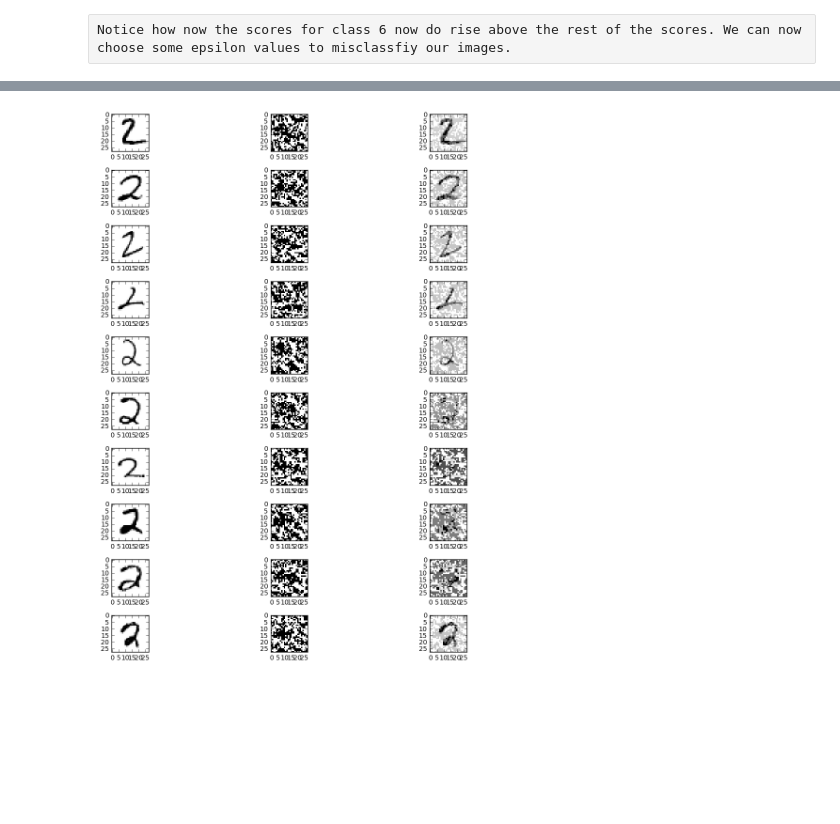
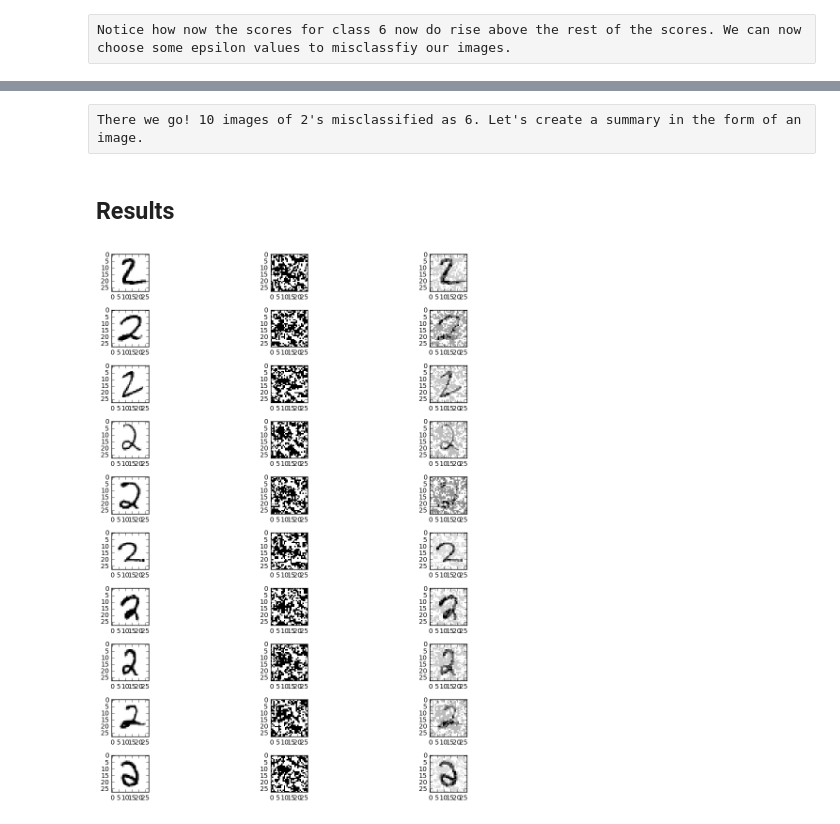
Before and after one commit to tharshi92/500pxCode, a Jupyter notebook: Adversarial Images with Tensorflow.ipynb, the cells around one changed output, grey strips where cells are left out. Drawn from its saved outputs; the diff is of its cells as text; code cells hidden in the pictures; blank space fills up the shorter version.

```diff
--- a/Adversarial Images with Tensorflow.ipynb
+++ b/Adversarial Images with Tensorflow.ipynb
@@ -383,9 +439,9 @@ Notice how now the scores for class 6 now do rise above the rest of the scores.
 # Create an array to hold the percentage of
 # each derivative that will be added to
 # the clean image(s)
-epsilons = np.array([-0.2, -0.25, -0.25, -0.25,
-                     -0.3, -0.515, -1.5, -0.7,
-                     -1.0, -0.25]).reshape((10, 1))
+epsilons = np.array([-0.2, -0.4, -0.25, -0.25,
+                     -0.3, -0.515, -0.15, -0.7,
+                     -1.0, -0.20]).reshape((10, 1))
 
 # Use the sign of the derivative to maximize the
 # input activation and take a percentage
@@ -408,15 +573,26 @@ Labels of x_ad: [6 9 6 4 6 6 4 4 4 6]
+# %% [raw]
+There we go! 10 images of 2's misclassified as 6. Let's create a summary in the form of an image.
+# %% [markdown]
+## Results
 # %%
+# Make final image vectors for plotting
+x_results = np.vstack((x0[[0, 1, 2, 4, 5, 6, 9]], x1))
+x_ad_results = np.vstack((x_ad[[0, 1, 2, 4, 5, 6, 9]], x_ad1))
+
+# The difference between the images
+delta = x_ad_results - x_results
+
 plt.figure(figsize=(12, 12))
 for i in range(1, 31):
     plt.subplot(10, 3, i)
     j = i % 3
     k = (i - j) / 3
     if j == 1:
-        plt.imshow(x0[k].reshape((28, 28)), **plt_optns)
+        plt.imshow(x_results[k].reshape((28, 28)), **plt_optns)
     if j == 2:
-        plt.imshow(noise[k].reshape((28, 28)), **plt_optns)
+        plt.imshow(delta[k].reshape((28, 28)), **plt_optns)
     if j == 0:
-        plt.imshow(x_ad[k - 1].reshape((28, 28)), **plt_optns)
+        plt.imshow(x_ad_results[k - 1].reshape((28, 28)), **plt_optns)
 plt.tight_layout()
 # %% [output]
-[figure, old version]
+[figure, new version]
```
Also changed, not shown: parts of 12 cells of this notebook.
